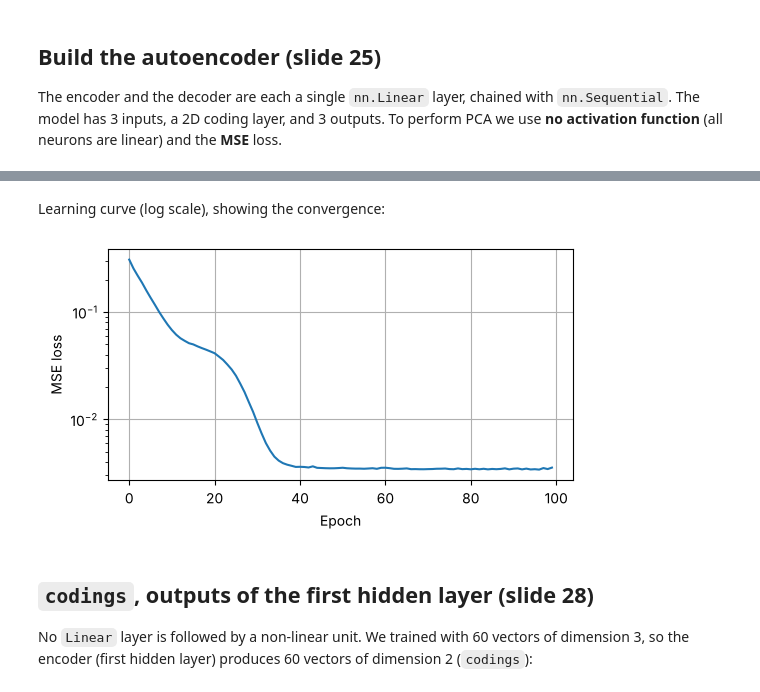
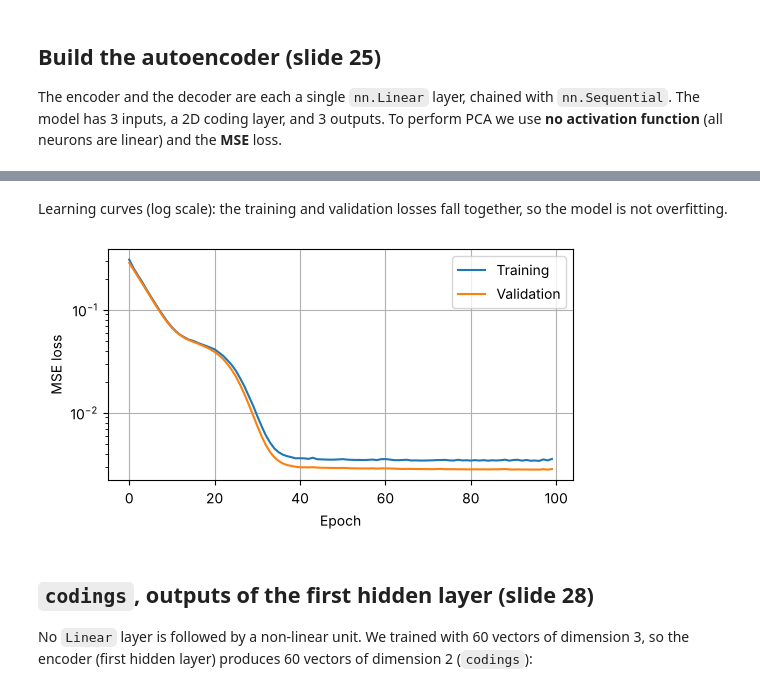
Before and after one commit to jawad197704/e89_Hussein_Jawad_HW06, a Jupyter notebook: HW06_Problem1_Autoencoder_PCA.ipynb, the cells around one changed output, grey strips where cells are left out. Drawn from its saved outputs; the diff is of its cells as text; code cells hidden in the pictures.

```diff
--- a/HW06_Problem1_Autoencoder_PCA.ipynb
+++ b/HW06_Problem1_Autoencoder_PCA.ipynb
@@ -93,0 +105,4 @@ print(X_train.shape)                                    # (60, 3): 60 vectors of
+# %%
+X_valid = generate_3d_data(500)                         # 500 validation instances, same distribution.
+X_valid = X_valid - X_valid.mean(axis=0, keepdims=0)    # Center them the same way as X_train.
+print(X_valid.shape)                                    # (500, 3).
@@ -125,12 +142,13 @@ mini-batches of 32. The loss levels off after about 40 epochs; the extra epochs
 margin.
 # %%
 X_train_t = torch.tensor(X_train, dtype=torch.float32)  # NumPy array -> PyTorch tensor (float32).
+X_valid_t = torch.tensor(X_valid, dtype=torch.float32).to(device)  # Validation tensor, on the GPU.
 train_loader = DataLoader(TensorDataset(X_train_t), batch_size=32, shuffle=True)  # Shuffled mini-batches of 32.
 
 optimizer = torch.optim.NAdam(autoencoder.parameters(), lr=0.02)  # Optimizer that updates the weights.
 loss_fn = nn.MSELoss()                                  # Reconstruction error: mean squared error.
 n_epochs = 100                                          # Number of passes over the training data.
-losses = []                                             # Mean loss of each epoch (learning curve).
+losses, valid_losses = [], []                           # Training and validation loss per epoch.
 
 for epoch in range(n_epochs):                           # Loop over the epochs.
     total_loss = 0.0                                    # Sum of the losses in this epoch.
@@ -142,7 +160,10 @@ for epoch in range(n_epochs):                           # Loop over the epochs.
         loss.backward()                                 # Backpropagation: compute the gradients.
         optimizer.step()                                # Update the weights.
         total_loss += loss.item() * len(X_batch)        # Add this batch's loss (weighted by its size).
-    losses.append(total_loss / len(X_train_t))          # Mean loss over the epoch.
+    losses.append(total_loss / len(X_train_t))          # Mean training loss over the epoch.
+    with torch.no_grad():                               # Validation only measures: no gradients, no updates.
+        valid_loss = loss_fn(autoencoder(X_valid_t), X_valid_t)  # Reconstruction error on the validation data.
+    valid_losses.append(valid_loss.item())              # Record it.
     if (epoch + 1) % 10 == 0:                           # Print every 10 epochs.
-        print(f"Epoch {epoch + 1}/{n_epochs}: loss={losses[-1]:.4f}")
+        print(f"Epoch {epoch + 1}/{n_epochs}: loss={losses[-1]:.4f}, valid_loss={valid_losses[-1]:.4f}")
 # %% [output]
@@ -159,14 +180,16 @@ Epoch 100/100: loss=0.0036
-# %% [markdown]
-Learning curve (log scale), showing the convergence:
+# %% [markdown]
+Learning curves (log scale): the training and validation losses fall together, so the model is not overfitting.
 # %%
 plt.figure(figsize=(6, 3))                              # New figure.
-plt.semilogy(losses)                                    # Training loss per epoch, log scale.
+plt.semilogy(losses, label="Training")                  # Training loss per epoch, log scale.
+plt.semilogy(valid_losses, label="Validation")          # Validation loss per epoch, log scale.
+plt.legend()                                            # Show which curve is which.
 plt.xlabel("Epoch")                                     # x-axis label.
 plt.ylabel("MSE loss")                                  # y-axis label.
 plt.grid(True)                                          # Add a grid.
 plt.show()                                              # Display the figure.
 # %% [output]
-[figure, old version]
+[figure, new version]
 # %% [markdown]
 ## `codings`, outputs of the first hidden layer (slide 28)
 
```
Also changed, not shown: parts of 5 cells of this notebook.
